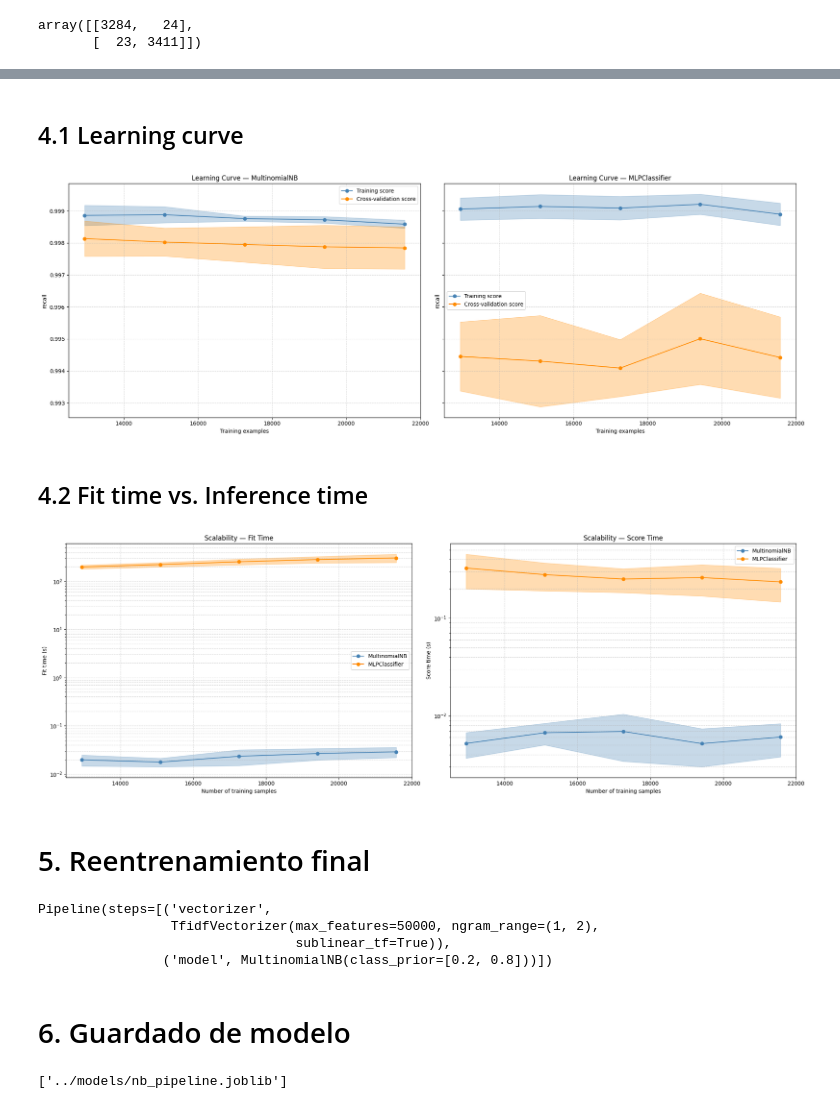
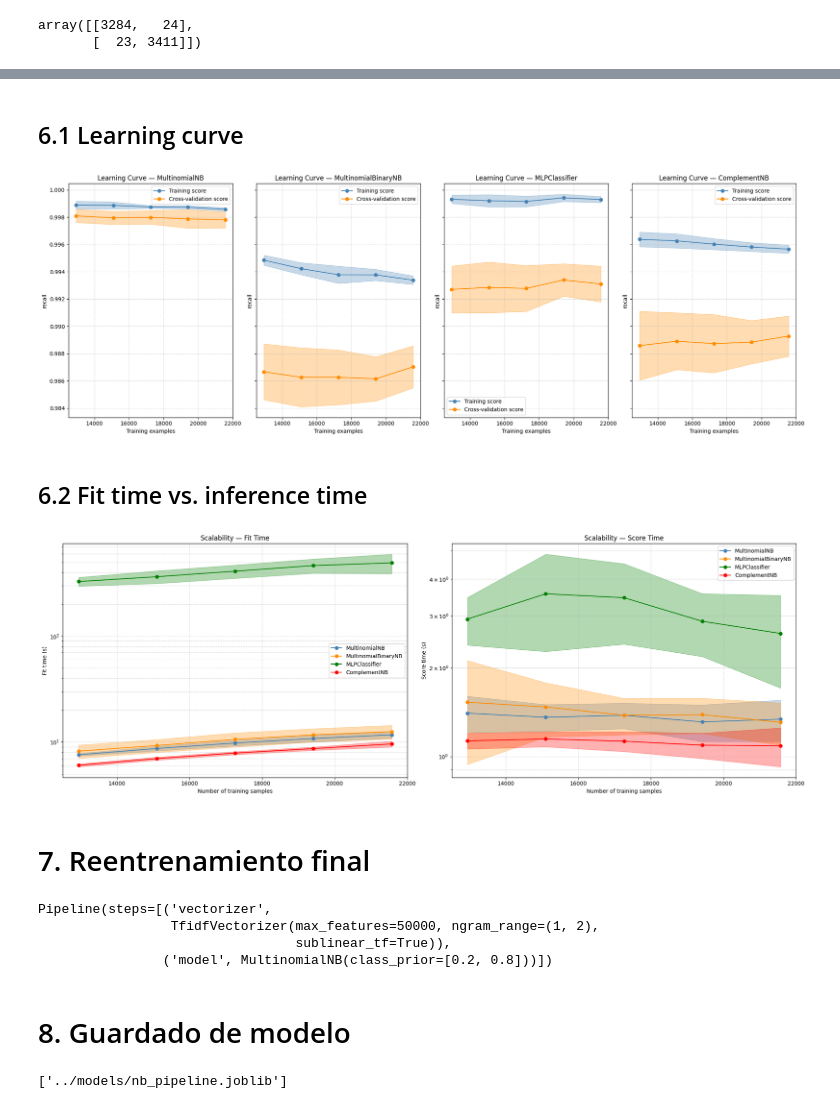
Before and after one commit to spuerta10/SpamDetectionNaiveBayes, a Jupyter notebook: notebooks/nb_vs_mlp.ipynb, the cells around one changed output, grey strips where cells are left out. Drawn from its saved outputs; the diff is of its cells as text; code cells hidden in the pictures.

```diff
--- a/notebooks/nb_vs_mlp.ipynb
+++ b/notebooks/nb_vs_mlp.ipynb
@@ -627,0 +924,9 @@ chosen_models = {
+# %%
+roc_results = {}
+
+for name, model in chosen_models.items():
+    y_proba = cross_val_predict(model, X_train, y_train, cv=5, method="predict_proba")
+    fpr, tpr, _ = roc_curve(y_train, y_proba[:, 1])
+    roc_auc = auc(fpr, tpr)
+
+    roc_results[name] = {"fpr": fpr, "tpr": tpr, "auc": roc_auc}
@@ -627,0 +1002,20 @@ chosen_models = {
+# %%
+fig, ax = plt.subplots(figsize=(7, 5))
+
+ZOOM_X = (0.0, 0.045)
+ZOOM_Y = (0.80, 1.0)
+
+for name, res in roc_results.items():
+    ax.plot(res["fpr"], res["tpr"], label=f"{name} (AUC = {res['auc']:.3f})")
+
+ax.set_xlim(*ZOOM_X)
+ax.set_ylim(*ZOOM_Y)
+
+ax.set_xlabel("False Positive Rate")
+ax.set_ylabel("True Positive Rate")
+ax.set_title("ROC Curves - Model Comparison")
+ax.legend(loc="lower right")
+ax.grid(alpha=0.3)
+
+plt.tight_layout()
+plt.show()
@@ -628,6 +1027,6 @@ chosen_models = {
 # %%
 common_params = {
-    "X": X_train_vector,
+    "X": X_train,
     "y": y_train,
     "train_sizes": np.linspace(0.6, 1.0, 5),
     "cv": ShuffleSplit(n_splits=10, test_size=0.2, random_state=123),
@@ -669,7 +1229,8 @@ for model_name, model in chosen_models.items():
 # %% [markdown]
-## 4.1 Learning curve
+<a id="sec-6-1"></a>
+## 6.1 Learning curve
 # %%
-fig, axes = plt.subplots(nrows=1, ncols=2, figsize=(20, 7), sharey=True)
+fig, axes = plt.subplots(nrows=1, ncols=len(chosen_models.keys()), figsize=(20, 7), sharey=True)
 
 for (model_name, res), ax in zip(results.items(), axes):
     train_sizes = res["train_sizes"]
@@ -707,13 +1268,14 @@ for (model_name, res), ax in zip(results.items(), axes):
 plt.tight_layout()
 plt.show()
 # %% [output]
-[figure, old version]
+[figure, new version]
 # %% [markdown]
-## 4.2 Fit time vs. Inference time
+<a id="sec-6-2"></a>
+## 6.2 Fit time vs. inference time
 # %%
 fig, axes = plt.subplots(nrows=1, ncols=2, figsize=(20, 7))
 
-colors = ["steelblue", "darkorange"]
+colors = ["steelblue", "darkorange", "green", "red"]
 
 for (model_name, res), color in zip(results.items(), colors):
     train_sizes      = res["train_sizes"]
@@ -730,36 +1292,37 @@ for (model_name, res), color in zip(results.items(), colors):
         fit_times_mean + fit_times_std,
         alpha=0.3,
         color=color,
     )
 
     # --- Score time ---
     axes[1].plot(train_sizes, score_times_mean, "o-", color=color, label=model_name)
     axes[1].fill_between(
         train_sizes,
         score_times_mean - score_times_std,
         score_times_mean + score_times_std,
         alpha=0.3,
         color=color,
     )
 
 # --- Configuración de ejes ---
 for ax in axes:
     ax.set_xlabel("Number of training samples")
     ax.set_yscale("log")   # 👈 escala log para apreciar diferencias de orden de magnitud
     ax.legend()
     ax.grid(True, which="both", linestyle="--", alpha=0.5)
 
 axes[0].set_ylabel("Fit time (s)")
 axes[0].set_title("Scalability — Fit Time")
 axes[1].set_ylabel("Score time (s)")
 axes[1].set_title("Scalability — Score Time")
 
 plt.tight_layout()
 plt.show()
 # %% [output]
-[figure, old version]
+[figure, new version]
 # %% [markdown]
-# 5. Reentrenamiento final
+<a id="sec-7"></a>
+# 7. Reentrenamiento final
 # %%
 X = pd.concat([X_train, X_test])
 Y = np.concatenate([y_train, y_test])
@@ -776,7 +1336,8 @@ Pipeline(steps=[('vectorizer',
                                  sublinear_tf=True)),
                 ('model', MultinomialNB(class_prior=[0.2, 0.8]))])
 # %% [markdown]
-# 6. Guardado de modelo
+<a id="sec-8"></a>
+# 8. Guardado de modelo
 # %%
 joblib.dump(pipeline, r"../models/nb_pipeline.joblib")
 # %% [output]
```
Also changed, not shown: parts of 77 cells of this notebook.
